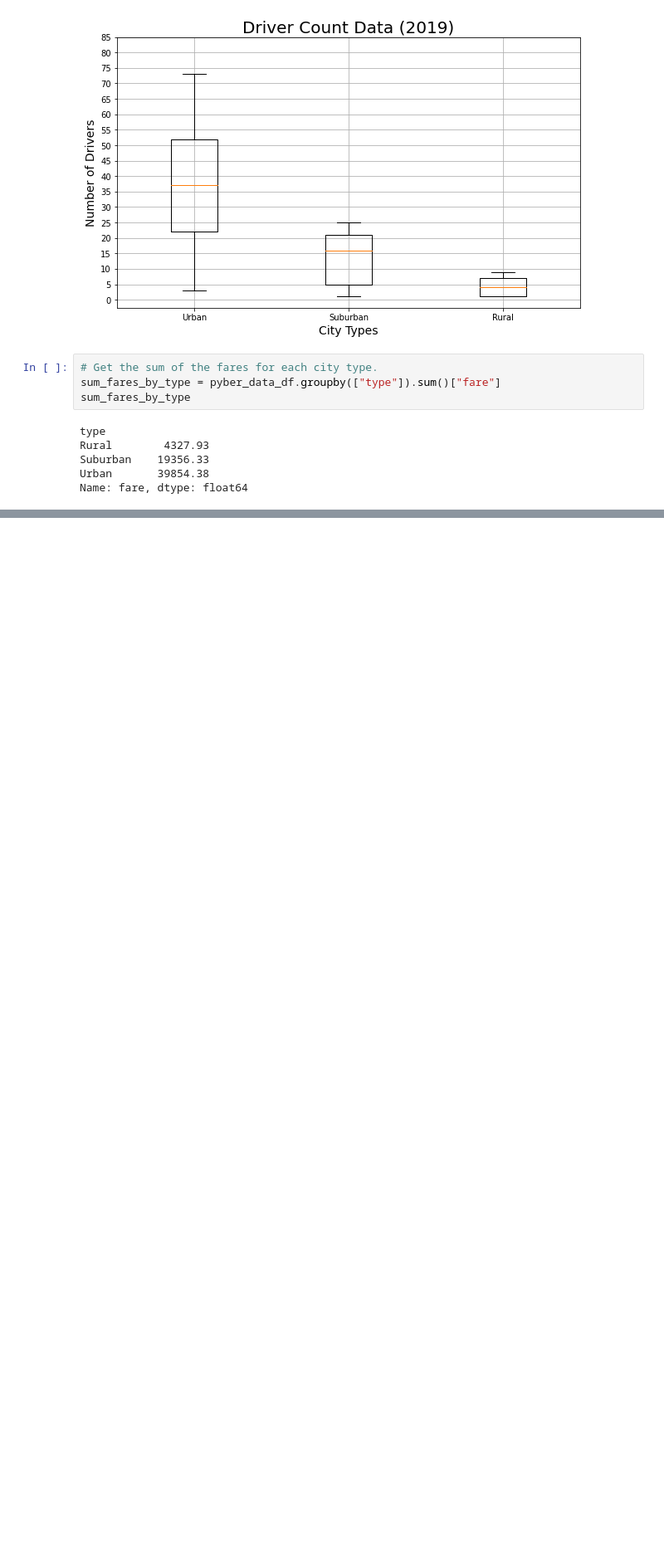
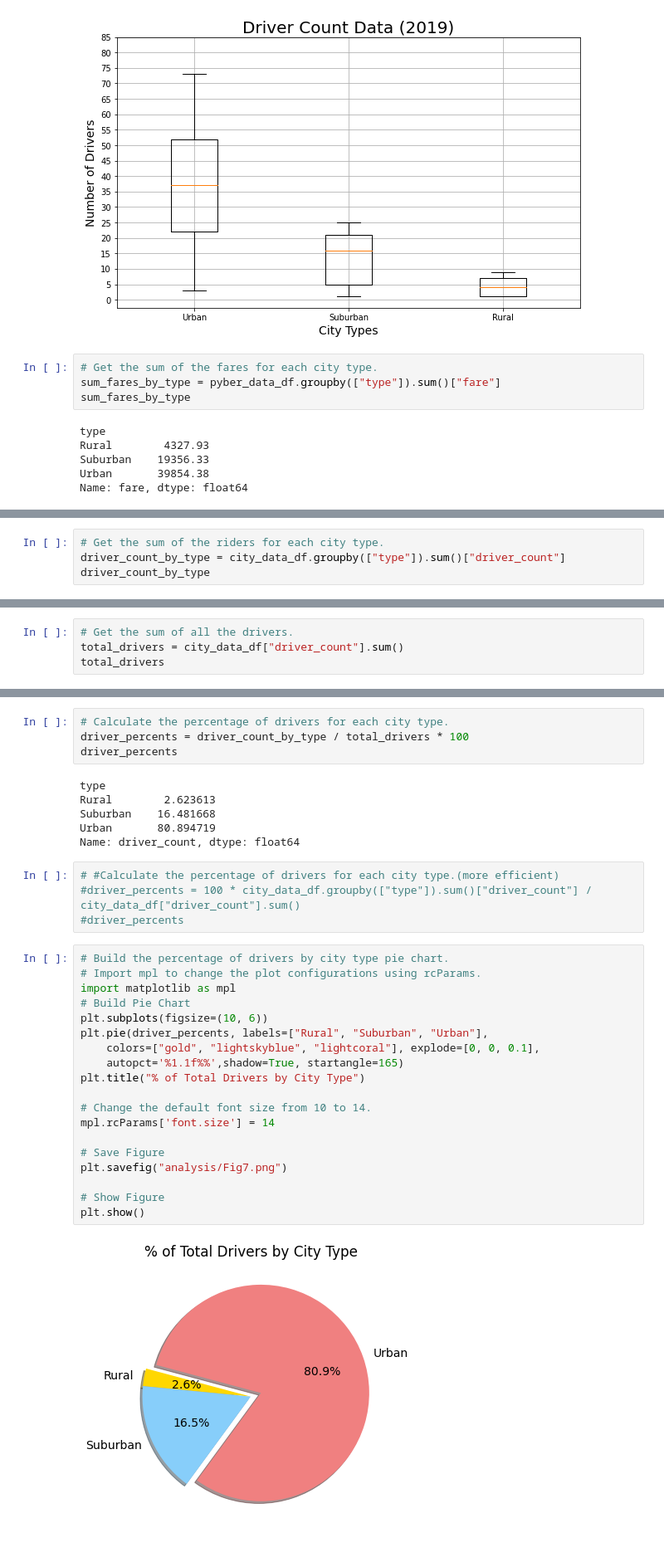
Before and after one commit to HaleyAMiller/Pyber_Analysis, a Jupyter notebook: PyBer.ipynb, the cells around one changed output, grey strips where cells are left out. Shown at 83% size. Saved outputs shown, nothing was run; the diff lists cells and outputs as text; blank space fills up the shorter version.

Commit message:
% of Total Drivers by City pie chart

```diff
--- a/PyBer.ipynb
+++ b/PyBer.ipynb
@@ -900,0 +901,4 @@ plt.show()
+# %%
+# Get the sum of the riders for each city type.
+driver_count_by_type = city_data_df.groupby(["type"]).sum()["driver_count"]
+driver_count_by_type
@@ -900,0 +911,4 @@ plt.show()
+# %%
+# Get the sum of all the drivers.
+total_drivers = city_data_df["driver_count"].sum()
+total_drivers
@@ -900,0 +917,35 @@ plt.show()
+# %%
+# Calculate the percentage of drivers for each city type.
+driver_percents = driver_count_by_type / total_drivers * 100
+driver_percents
+# %% [output]
+type
+Rural        2.623613
+Suburban    16.481668
+Urban       80.894719
+Name: driver_count, dtype: float64
+# %%
+# #Calculate the percentage of drivers for each city type.(more efficient)
+#driver_percents = 100 * city_data_df.groupby(["type"]).sum()["driver_count"] / city_data_df["driver_count"].sum()
+#driver_percents
+# %%
+# Build the percentage of drivers by city type pie chart.
+# Import mpl to change the plot configurations using rcParams.
+import matplotlib as mpl
+# Build Pie Chart
+plt.subplots(figsize=(10, 6))
+plt.pie(driver_percents, labels=["Rural", "Suburban", "Urban"],
+    colors=["gold", "lightskyblue", "lightcoral"], explode=[0, 0, 0.1],
+    autopct='%1.1f%%',shadow=True, startangle=165)
+plt.title("% of Total Drivers by City Type")
+
+# Change the default font size from 10 to 14.
+mpl.rcParams['font.size'] = 14
+
+# Save Figure
+plt.savefig("analysis/Fig7.png")
+
+# Show Figure
+plt.show()
+# %% [output]
+[figure, added]
```
Also changed, not shown: parts of 20 cells of this notebook, 1 other file.
